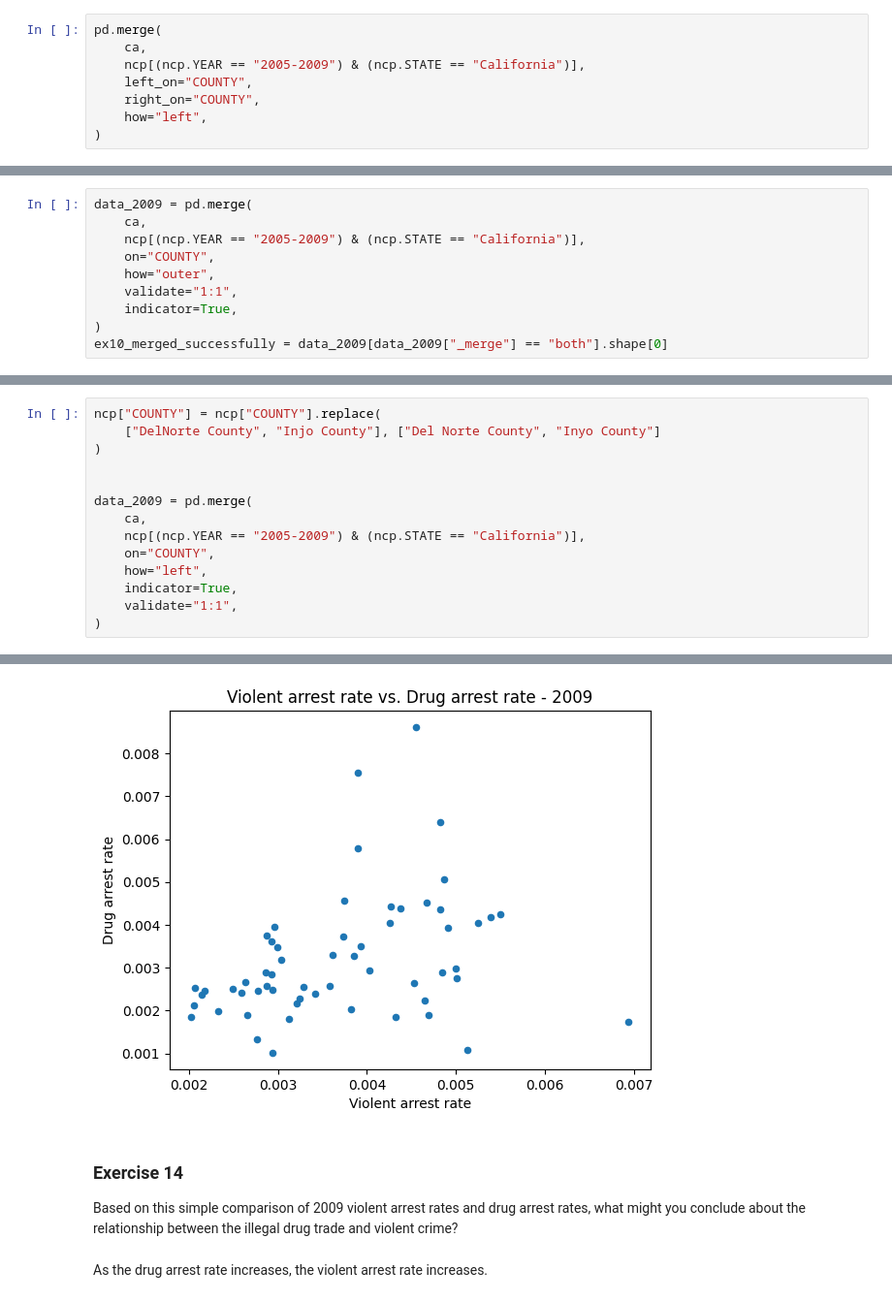
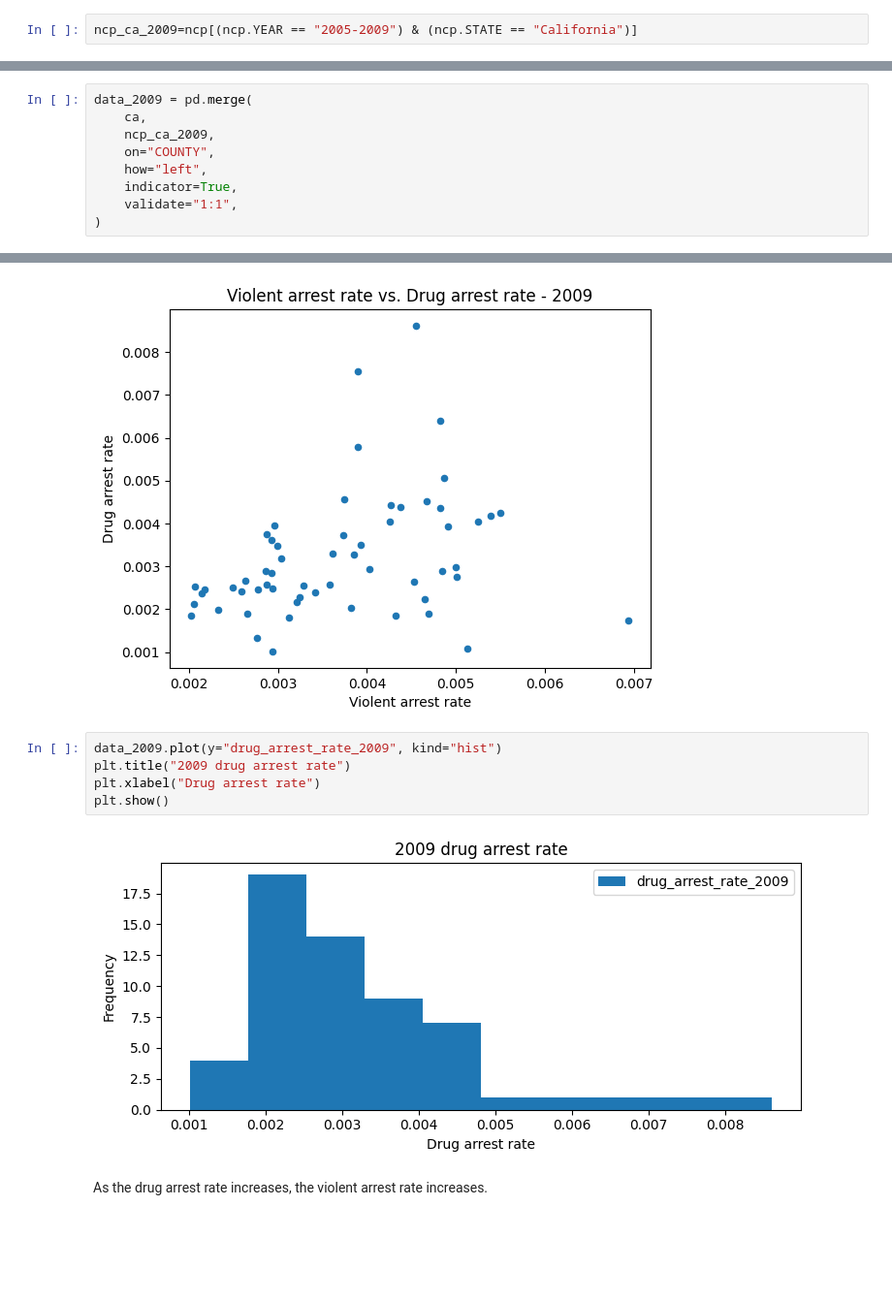
Before and after one commit to minlingz/colab, a Jupyter notebook: exercise_merging.ipynb, the cells around one changed output, grey strips where cells are left out. Shown: that part at 97% size. Cells and saved outputs as stored; diff of their text form; blank space fills up the shorter version.

```diff
--- a/exercise_merging.ipynb
+++ b/exercise_merging.ipynb
@@ -87,8 +86,2 @@ Once you feel like you have a good sense of the relation between our arrest and
 # %%
-pd.merge(
-    ca,
-    ncp[(ncp.YEAR == "2005-2009") & (ncp.STATE == "California")],
-    left_on="COUNTY",
-    right_on="COUNTY",
-    how="left",
-)
+ncp_ca_2009=ncp[(ncp.YEAR == "2005-2009") & (ncp.STATE == "California")]
@@ -191,10 +90,9 @@ How many observations successfully merged (were in both datasets)? Store the res
 # %%
 data_2009 = pd.merge(
     ca,
-    ncp[(ncp.YEAR == "2005-2009") & (ncp.STATE == "California")],
+    ncp_ca_2009,
     on="COUNTY",
-    how="outer",
+    how="left",
+    indicator=True,
     validate="1:1",
-    indicator=True,
 )
-ex10_merged_successfully = data_2009[data_2009["_merge"] == "both"].shape[0]
@@ -205,14 +116,0 @@ You *should* be able to get to the point that all counties in our arrest data me
-# %%
-ncp["COUNTY"] = ncp["COUNTY"].replace(
-    ["DelNorte County", "Injo County"], ["Del Norte County", "Inyo County"]
-)
-
-
-data_2009 = pd.merge(
-    ca,
-    ncp[(ncp.YEAR == "2005-2009") & (ncp.STATE == "California")],
-    on="COUNTY",
-    how="left",
-    indicator=True,
-    validate="1:1",
-)
@@ -239,10 +133,13 @@ plt.ylabel("Drug arrest rate")
 plt.show()
 # %% [output]
 [figure]
-# %% [markdown]
-### Exercise 14
-
-Based on this simple comparison of 2009 violent arrest rates and drug arrest rates, what might you conclude about the relationship between the illegal drug trade and violent crime?
+# %%
+data_2009.plot(y="drug_arrest_rate_2009", kind="hist")
+plt.title("2009 drug arrest rate")
+plt.xlabel("Drug arrest rate")
+plt.show()
+# %% [output]
+[figure, added]
 # %% [markdown]
 As the drug arrest rate increases, the violent arrest rate increases.
 # %% [markdown]
```
Also changed, not shown: parts of 57 cells of this notebook.
